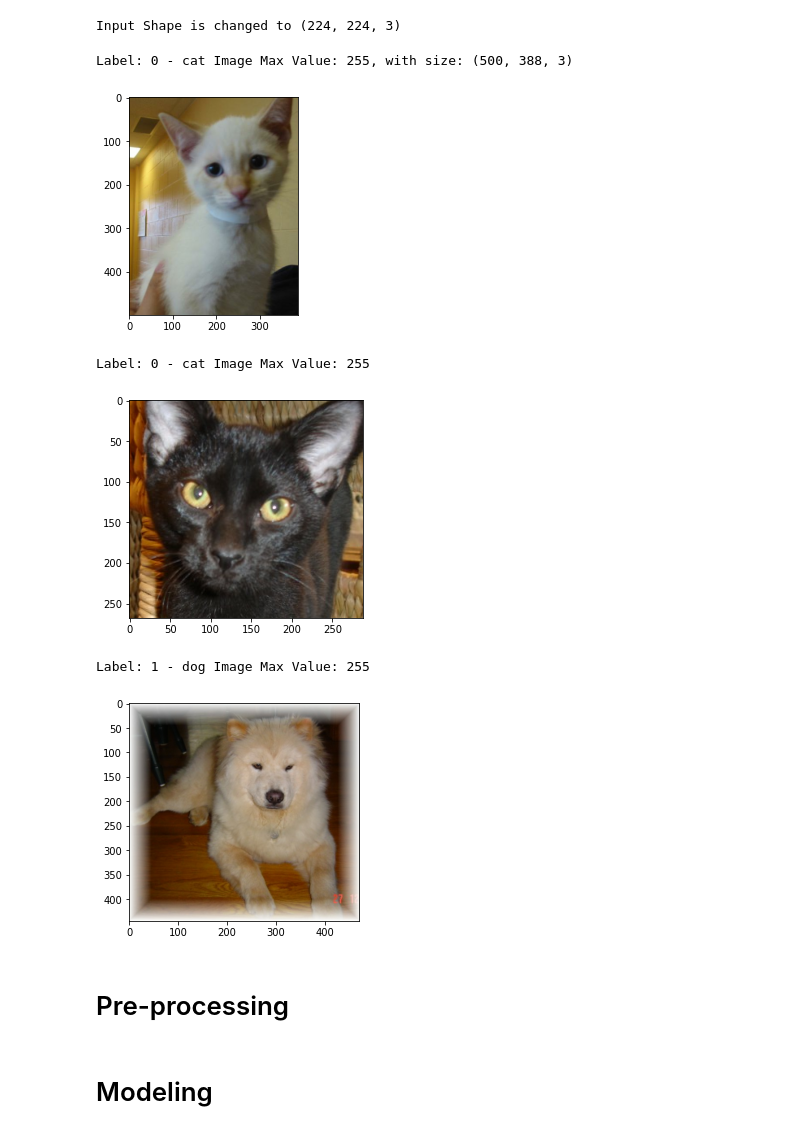
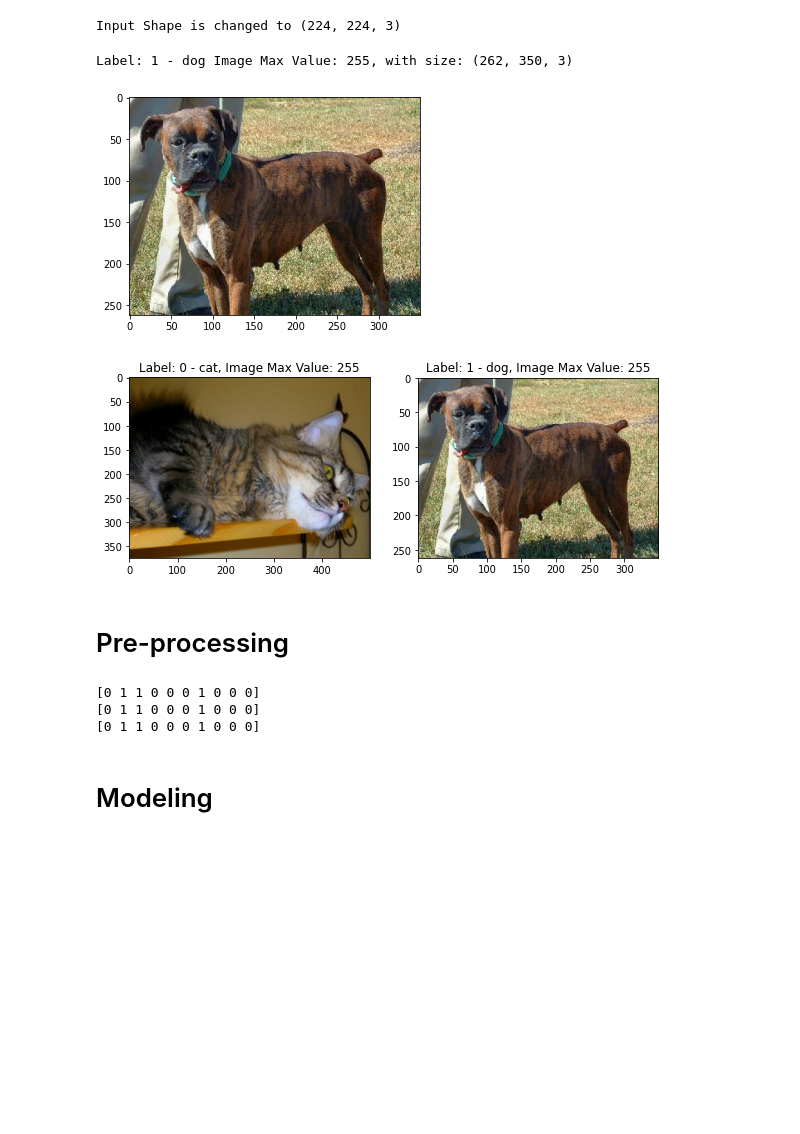
Before and after one commit to kyalan/DataScienceFactory, a Jupyter notebook: 20200409_cats_vs_dogs.ipynb, the cells around one changed output. Cells and saved outputs as stored; diff of their text form; code cells hidden in the pictures; blank space fills up the shorter version.

```diff
--- a/20200409_cats_vs_dogs.ipynb
+++ b/20200409_cats_vs_dogs.ipynb
@@ -29,7 +29,8 @@ print(tfds.__version__)
 # Import data
 # %%
 (ds_train, ds_dev, ds_test), info = tfds.load('cats_vs_dogs', split=('train[:80%]', 'train[80%:90%]', 'train[90%:]')
-    , shuffle_files=True, with_info=True, as_supervised=True)
+    # , shuffle_files=True
+    , with_info=True, as_supervised=True)
 print(info)
 n_train, n_dev, n_test = len(list(ds_train)), len(list(ds_dev)), len(list(ds_test))
 print('no. of data for train, dev, test', n_train, n_dev, n_test)
@@ -72,24 +73,23 @@ for img, label in ds_train.take(1):
     plt.imshow(image)
     plt.show()
 # %% [output]
-Label: 0 - cat Image Max Value: 255, with size: (500, 388, 3)
+Label: 1 - dog Image Max Value: 255, with size: (262, 350, 3)
-[figure, old version]
+[figure, new version]
 # %%
+fig = plt.figure(figsize=(25, np.ceil(N_LABELS/5)*5))
+
 for i in range(N_LABELS):
     ds_temp_train = ds_train.filter(lambda img, label: label==i)
     for img, label in ds_temp_train.take(1):
         image = img.numpy().squeeze()
         label = label.numpy()
 
-        print("Label: {} - {}".format(label, LABEL_NAMES[label]), "Image Max Value: {}".format(image.max()))
+        fig.add_subplot(np.ceil(N_LABELS/5), 5, i+1)
         # plt.imshow(image, cmap=plt.cm.binary)
         plt.imshow(image)
-        plt.show()
+        plt.title("Label: {} - {}, Image Max Value: {}".format(label, LABEL_NAMES[label], image.max()))
 # %% [output]
-Label: 0 - cat Image Max Value: 255
-[figure, old version]
+[figure, new version]
-Label: 1 - dog Image Max Value: 255
-[figure, removed]
 # %% [markdown]
 # Pre-processing
 # %%
@@ -105,2 +106,10 @@ ds_test = ds_test.map(preprocessor)
+# %%
+print(next(iter(ds_test.batch(10).take(1)))[1].numpy())
+print(next(iter(ds_test.batch(10).take(1)))[1].numpy())
+print(next(iter(ds_test.batch(10).take(1)))[1].numpy())
+# %% [output]
+[0 1 1 0 0 0 1 0 0 0]
+[0 1 1 0 0 0 1 0 0 0]
+[0 1 1 0 0 0 1 0 0 0]
 # %% [markdown]
 # Modeling
```
Also changed, not shown: parts of 13 cells of this notebook.
